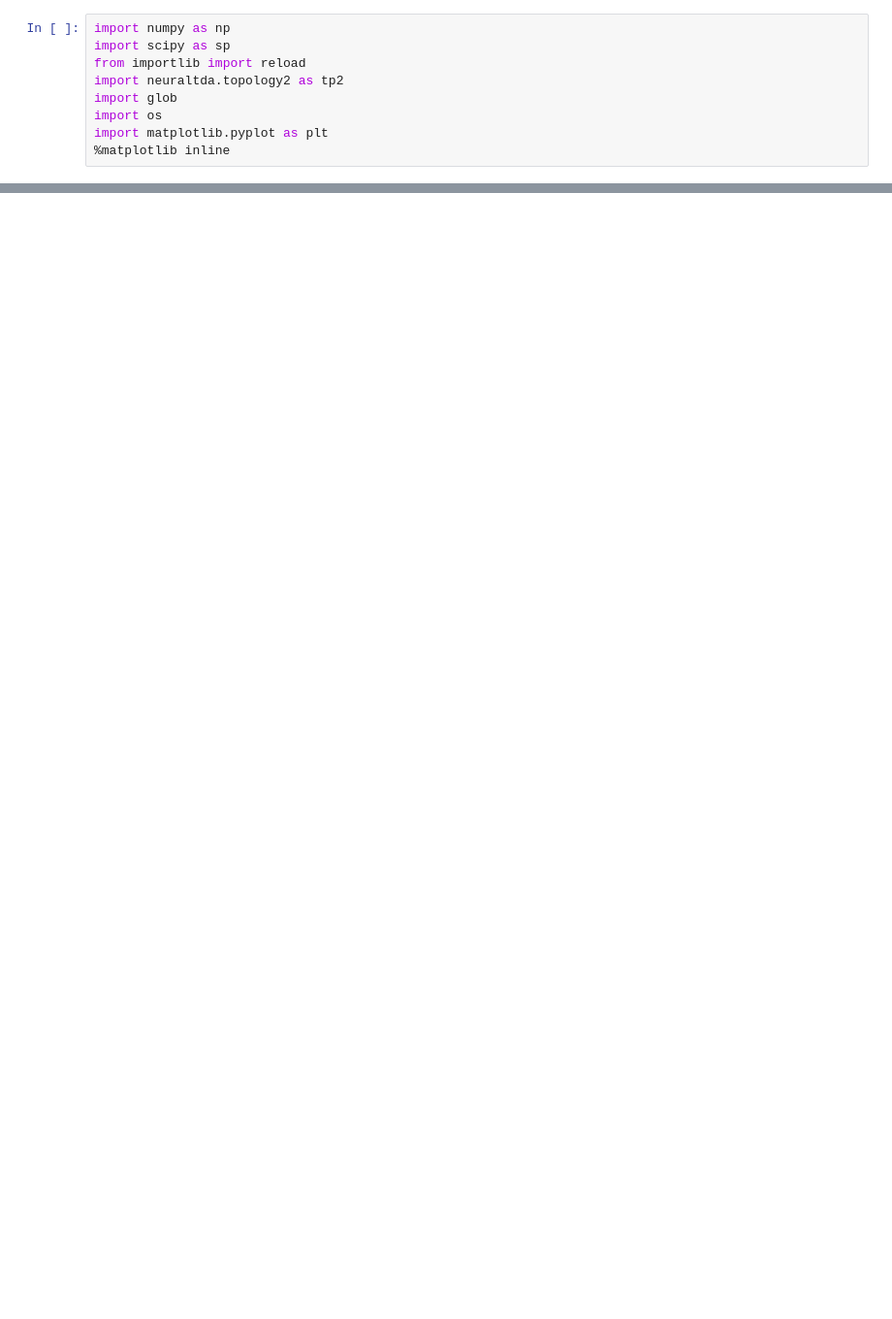
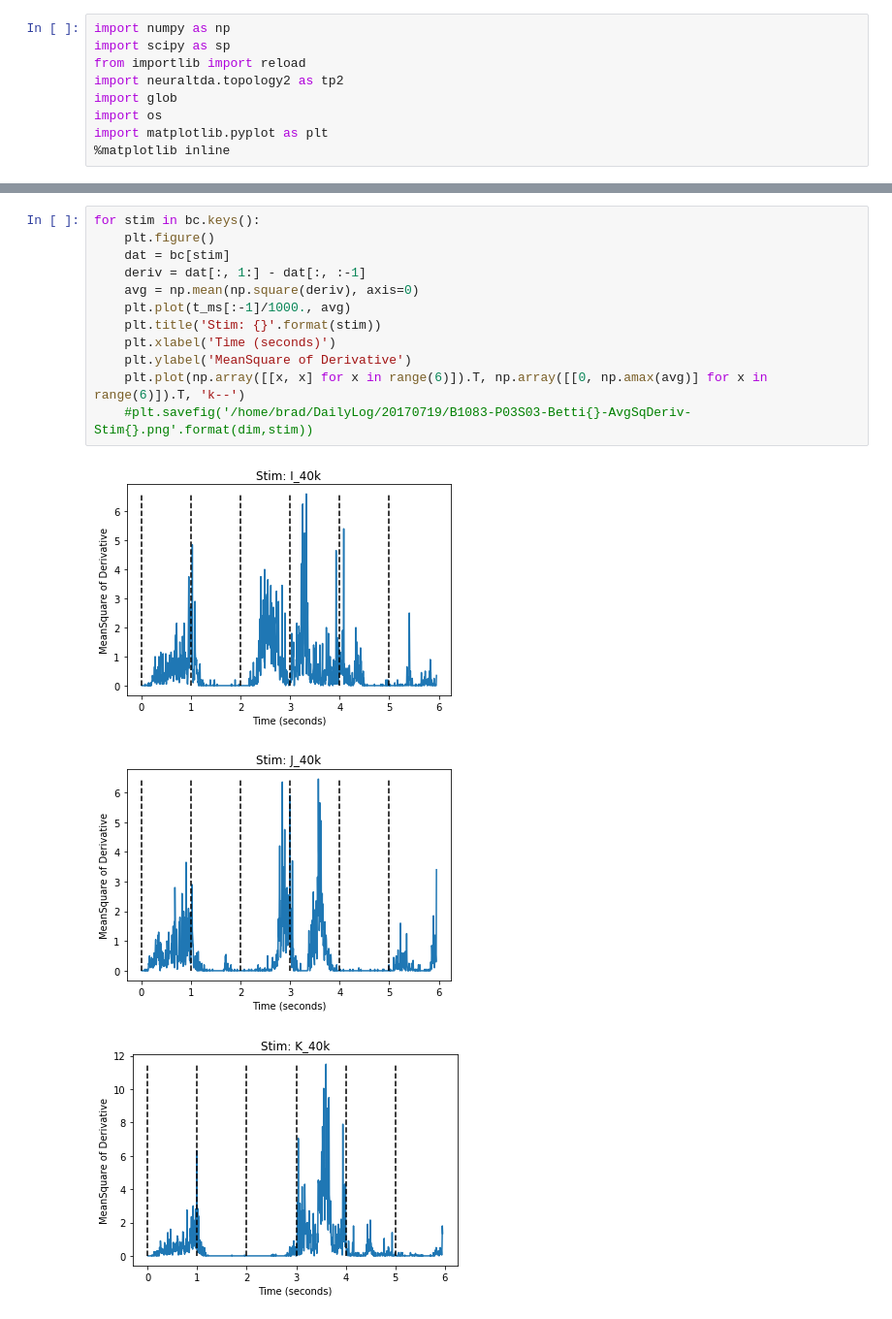
Before and after one commit to theilmbh/NeuralTDA, a Jupyter notebook: notebooks/test_tplc_functions.ipynb, the cells around one changed output, grey strips where cells are left out. Shown at 97% size. Cells and saved outputs as stored; diff of their text form; blank space fills up the shorter version.

```diff
--- a/notebooks/test_tplc_functions.ipynb
+++ b/notebooks/test_tplc_functions.ipynb
@@ -35,0 +39,16 @@ for stim in t.keys():
+# %%
+for stim in bc.keys():
+    plt.figure()
+    dat = bc[stim]
+    deriv = dat[:, 1:] - dat[:, :-1]
+    avg = np.mean(np.square(deriv), axis=0)
+    plt.plot(t_ms[:-1]/1000., avg)
+    plt.title('Stim: {}'.format(stim))
+    plt.xlabel('Time (seconds)')
+    plt.ylabel('MeanSquare of Derivative')
+    plt.plot(np.array([[x, x] for x in range(6)]).T, np.array([[0, np.amax(avg)] for x in range(6)]).T, 'k--')
+    #plt.savefig('/home/brad/DailyLog/20170719/B1083-P03S03-Betti{}-AvgSqDeriv-Stim{}.png'.format(dim,stim))
+# %% [output]
+[figure, added]
+[figure, added]
+[figure, added]
```
Also changed, not shown: parts of 10 cells of this notebook, 2 other files.
